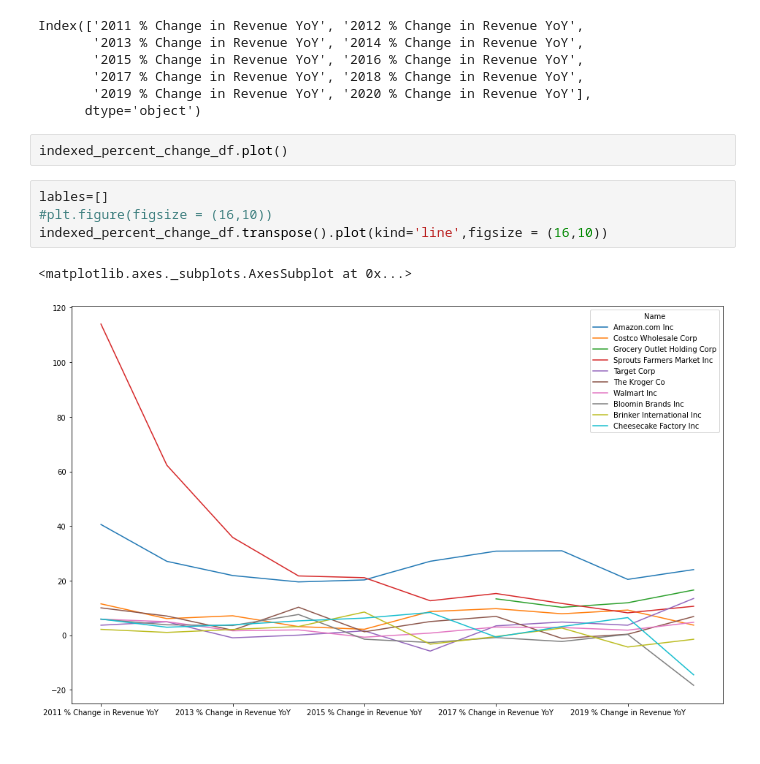
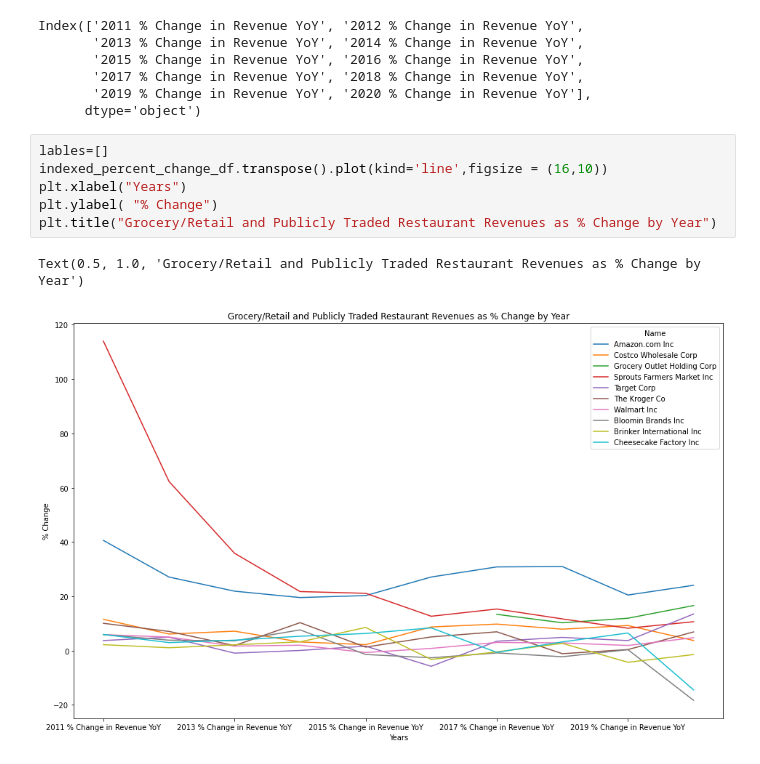
Before and after one commit to emmobley63/Project_1, a Jupyter notebook: grocery_data.ipynb, the cells around one changed output. Drawn from its saved outputs; the diff is of its cells as text.

```diff
--- a/grocery_data.ipynb
+++ b/grocery_data.ipynb
@@ -186,12 +186,12 @@ Index(['2011 % Change in Revenue YoY', '2012 % Change in Revenue YoY',
        '2017 % Change in Revenue YoY', '2018 % Change in Revenue YoY',
        '2019 % Change in Revenue YoY', '2020 % Change in Revenue YoY'],
       dtype='object')
-# %%
-indexed_percent_change_df.plot()
-# %%
-lables=[]
-#plt.figure(figsize = (16,10))
-indexed_percent_change_df.transpose().plot(kind='line',figsize = (16,10))
-# %% [output]
-<matplotlib.axes._subplots.AxesSubplot at 0x...>
-[figure, removed]
+# %%
+lables=[]
+indexed_percent_change_df.transpose().plot(kind='line',figsize = (16,10))
+plt.xlabel("Years")
+plt.ylabel( "% Change")
+plt.title("Grocery/Retail and Publicly Traded Restaurant Revenues as % Change by Year")
+# %% [output]
+Text(0.5, 1.0, 'Grocery/Retail and Publicly Traded Restaurant Revenues as % Change by Year')
+[figure, added]
```
